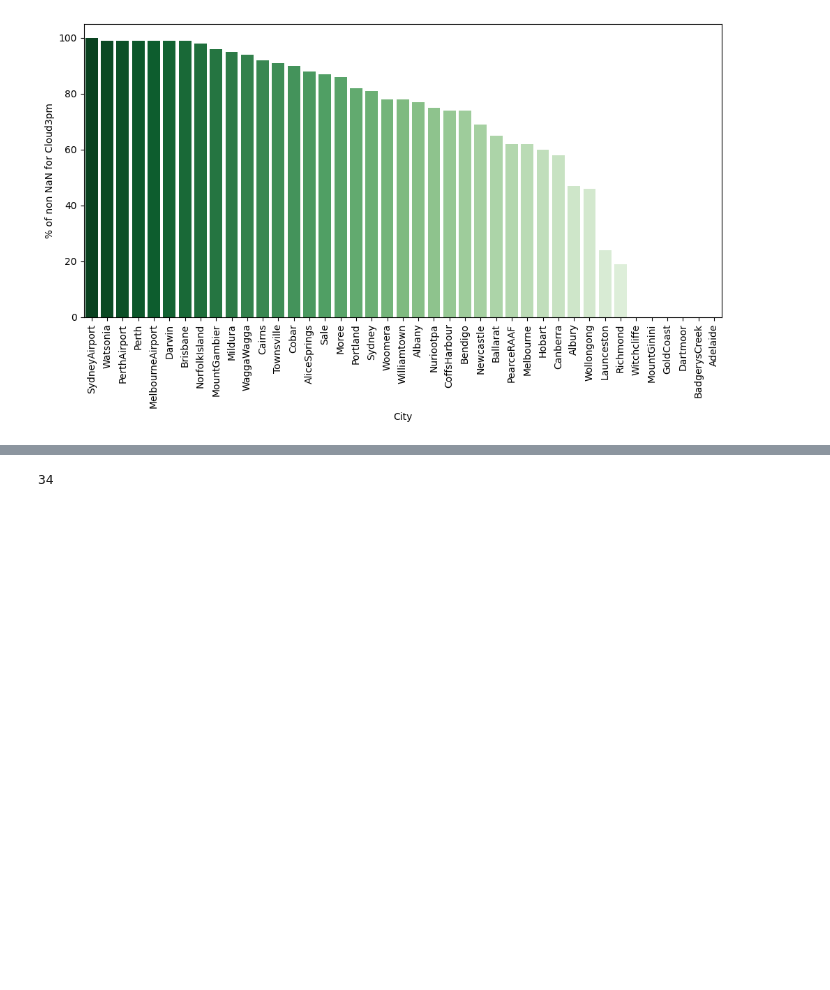
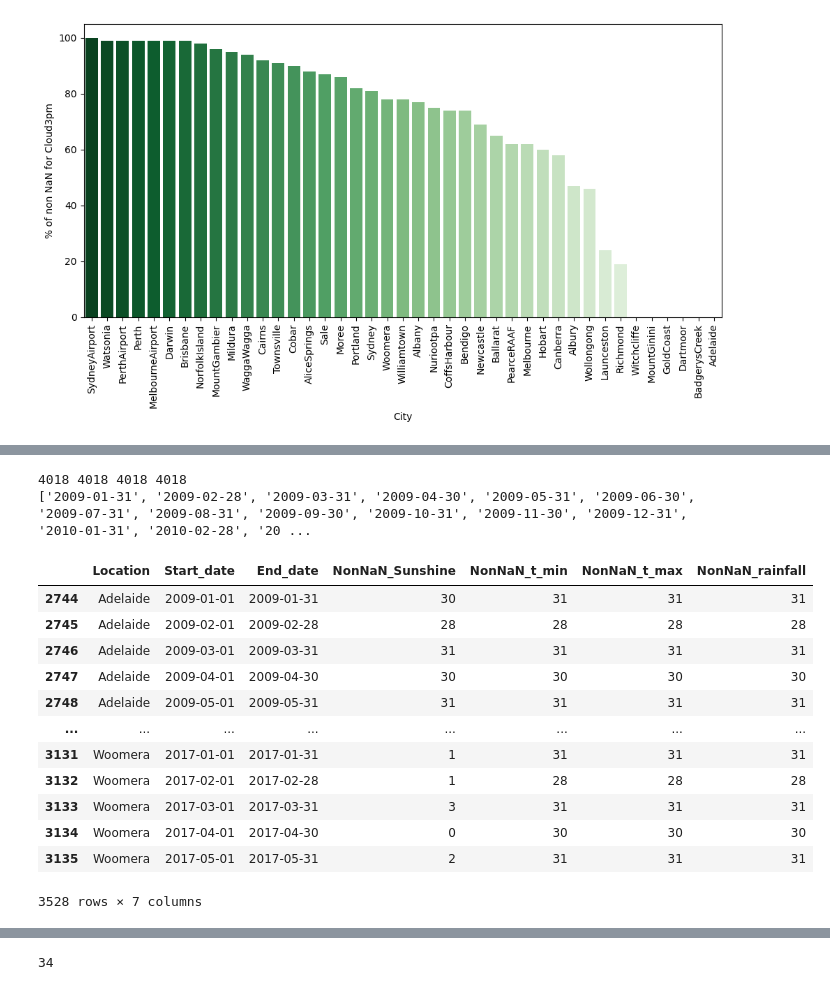
Before and after one commit to SnewZz/INFO-Y528-Info_vis_project, a Jupyter notebook: Preprocessing/project.ipynb, the cells around one changed output, grey strips where cells are left out. Saved outputs shown, nothing was run; the diff lists cells and outputs as text; code cells hidden in the pictures; blank space fills up the shorter version.

```diff
--- a/Preprocessing/project.ipynb
+++ b/Preprocessing/project.ipynb
@@ -362,0 +389,76 @@ df8
+# %%
+#import re
+#Check how the distribution of some attribute for each city (by month,quarter, year)
+
+city_lst = list(df1['Location'].drop_duplicates())
+city_lst.remove("Nhil")
+city_lst.remove("Katherine")
+city_lst.remove("Uluru")
+city_lst.remove("NorahHead")
+city_lst.remove("Penrith")
+city_lst.remove("Tuggeranong")
+city_lst.remove("Walpole")
+city_lst.remove("SalmonGums")
+date_lst_2 = list(df1.loc[(df1['Location'] == 'Albury') & (df1['Date'] >= '2009-01-01') & (df1['Date'] < '2017-06-01')]['Date'].drop_duplicates())
+start_date_1 = []
+end_date_1 = []
+for date in date_lst_2:
+    if (re.search("[0-9]{4}-(01|02|03|04|05|06|07|08|09|10|11|12)-01$",date)):
+        start_date_1.append(date)
+    if (re.search("[0-9]{4}-(04|06|09|11)-30$",date) or
+        re.search("[0-9]{4}-(01|03|05|07|08|10|12)-31$",date) or
+        re.search("(2012|2016)-02-29$",date) or
+        re.search("(2009|2010|2011|2013|2014|2015|2017)-02-28$",date)):
+        end_date_1.append(date)
+
+cnt_sunshine = []
+cnt_t_min = []
+cnt_t_max = []
+cnt_rainfall = []
+for city in city_lst:
+    for start,end in zip(start_date_1,end_date_1):
+        cnt_sunshine.append(df1.loc[(df1['Location'] == city) & (df1['Date'] >= start) & (df1['Date'] <= end)]['Sunshine'].count())
+        cnt_t_min.append(df1.loc[(df1['Location'] == city) & (df1['Date'] >= start) & (df1['Date'] <= end)]['MinTemp'].count())
+        cnt_t_max.append(df1.loc[(df1['Location'] == city) & (df1['Date'] >= start) & (df1['Date'] <= end)]['MaxTemp'].count())
+        cnt_rainfall.append(df1.loc[(df1['Location'] == city) & (df1['Date'] >= start) & (df1['Date'] <= end)]['Rainfall'].count())
+
+cities = []
+for city in city_lst:
+    for i in range(98):
+        cities.append(city)
+
+start_dates_1 = []
+end_dates_1 = []
+for i in range(41):
+    for start,end in zip(start_date_1,end_date_1):
+        start_dates_1.append(start)
+        end_dates_1.append(end)
+
+print(len(start_dates_1),len(end_dates_1),len(cities),len(cnt_sunshine))
+
+print(end_date_1)
+
+data = {'Location':cities,'Start_date':start_dates_1,'End_date':end_dates_1,'NonNaN_Sunshine': cnt_sunshine,'NonNaN_t_min': cnt_t_min,'NonNaN_t_max': cnt_t_max,'NonNaN_rainfall': cnt_rainfall}
+df_Nan_alt = pd.DataFrame(data)
+
+
+df_Nan_alt = df_Nan_alt.drop(df_Nan_alt[(df_Nan_alt['Location'] == "Nhil") | (df_Nan_alt['Location'] == "Williamtown") | (df_Nan_alt['Location'] == "GoldCoast")| (df_Nan_alt['Location'] == "MelbourneAirport") | (df_Nan_alt['Location'] == "PerthAirport") | (df_Nan_alt['Location'] == "SydneyAirport") | (df_Nan_alt['Location'] == "Katherine") | (df_Nan_alt['Location'] == "Uluru") | (df_Nan_alt['Location'] == "NorahHead") | (df_Nan_alt['Location'] == "Penrith") | (df_Nan_alt['Location'] == "Tuggeranong") | (df_Nan_alt['Location'] == "Walpole") | (df_Nan_alt['Location'] == "SalmonGums")].index, inplace=False)
+df_Nan_alt = df_Nan_alt.sort_values(by=['Location','Start_date'],ascending=True)
+df_Nan_alt
+#Nb of non NaN value for each city by period of 4 months
+# %% [output]
+4018 4018 4018 4018
+['2009-01-31', '2009-02-28', '2009-03-31', '2009-04-30', '2009-05-31', '2009-06-30', '2009-07-31', '2009-08-31', '2009-09-30', '2009-10-31', '2009-11-30', '2009-12-31', '2010-01-31', '2010-02-28', '20 ...
+|  | Location | Start_date | End_date | NonNaN_Sunshine | NonNaN_t_min | NonNaN_t_max | NonNaN_rainfall |
+| 2744 | Adelaide | 2009-01-01 | 2009-01-31 | 30 | 31 | 31 | 31 |
+| 2745 | Adelaide | 2009-02-01 | 2009-02-28 | 28 | 28 | 28 | 28 |
+| 2746 | Adelaide | 2009-03-01 | 2009-03-31 | 31 | 31 | 31 | 31 |
+| 2747 | Adelaide | 2009-04-01 | 2009-04-30 | 30 | 30 | 30 | 30 |
+| 2748 | Adelaide | 2009-05-01 | 2009-05-31 | 31 | 31 | 31 | 31 |
+| ... | ... | ... | ... | ... | ... | ... | ... |
+| 3131 | Woomera | 2017-01-01 | 2017-01-31 | 1 | 31 | 31 | 31 |
+| 3132 | Woomera | 2017-02-01 | 2017-02-28 | 1 | 28 | 28 | 28 |
+| 3133 | Woomera | 2017-03-01 | 2017-03-31 | 3 | 31 | 31 | 31 |
+| 3134 | Woomera | 2017-04-01 | 2017-04-30 | 0 | 30 | 30 | 30 |
+| 3135 | Woomera | 2017-05-01 | 2017-05-31 | 2 | 31 | 31 | 31 |
+3528 rows × 7 columns
```
Also changed, not shown: parts of 9 cells of this notebook, 10 other files.
